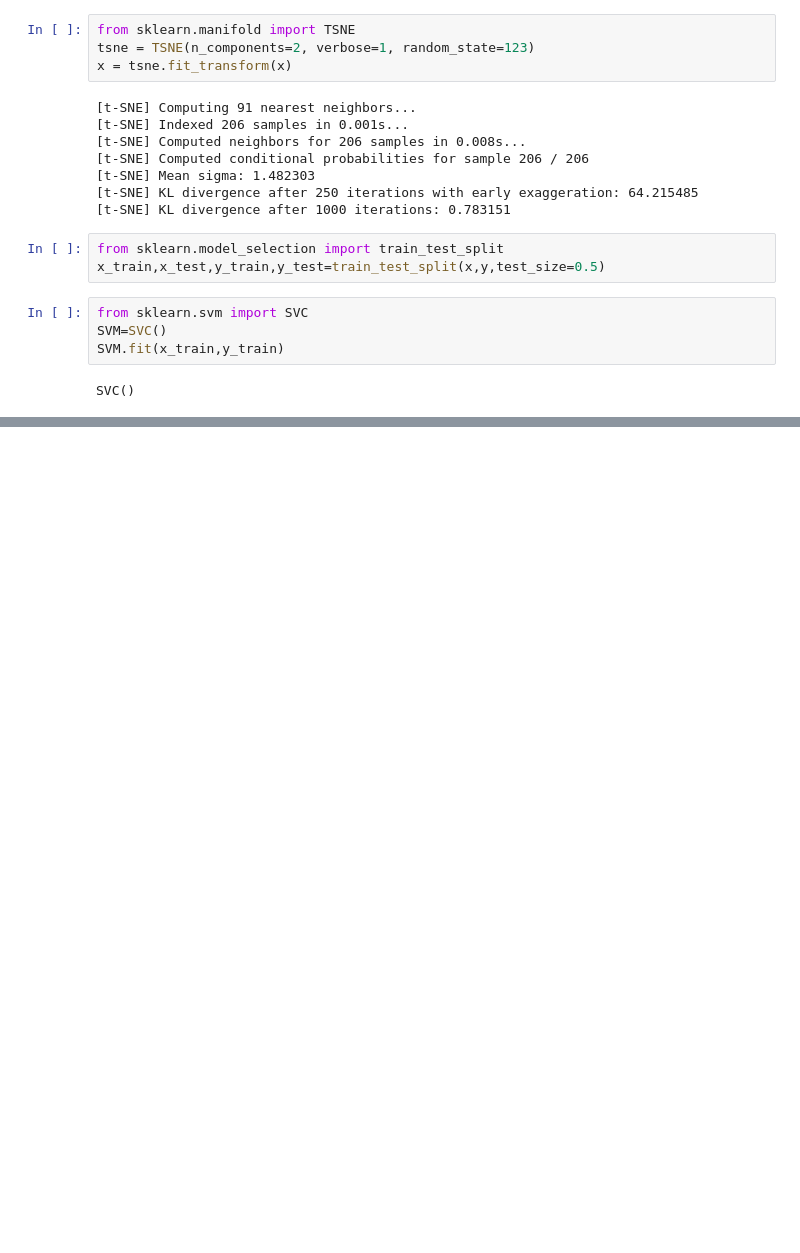
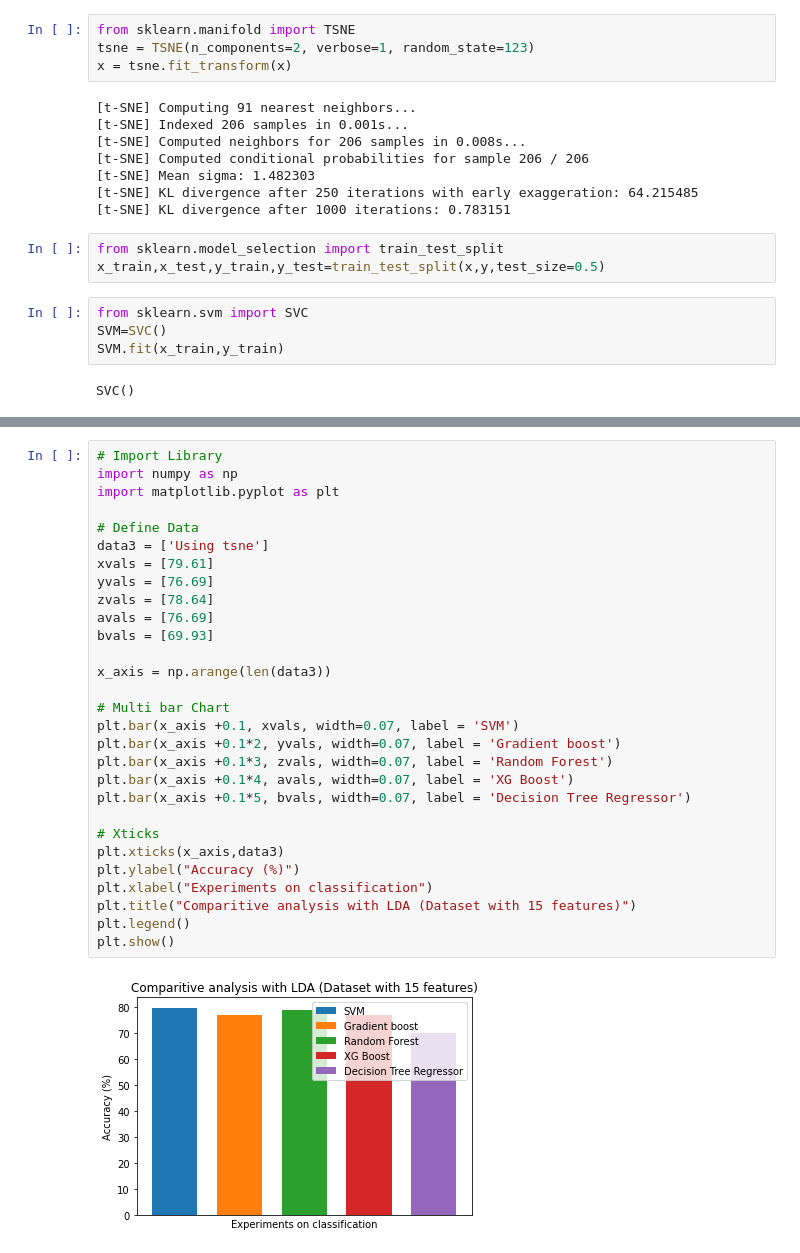
Before and after one commit to Thasneem-vazim/Depression-detection-with-15-features-with-and-without-using-DR-techniques, a Jupyter notebook: Experiments_with_tsne.ipynb, the cells around one changed output, grey strips where cells are left out. Saved outputs shown, nothing was run; the diff lists cells and outputs as text; blank space fills up the shorter version.

```diff
--- a/Experiments_with_tsne.ipynb
+++ b/Experiments_with_tsne.ipynb
@@ -180,0 +187,31 @@ Accuracy =  48.54368932038835
+# %%
+# Import Library
+import numpy as np
+import matplotlib.pyplot as plt
+
+# Define Data
+data3 = ['Using tsne']
+xvals = [79.61]
+yvals = [76.69]
+zvals = [78.64]
+avals = [76.69]
+bvals = [69.93]
+
+x_axis = np.arange(len(data3))
+
+# Multi bar Chart
+plt.bar(x_axis +0.1, xvals, width=0.07, label = 'SVM')
+plt.bar(x_axis +0.1*2, yvals, width=0.07, label = 'Gradient boost')
+plt.bar(x_axis +0.1*3, zvals, width=0.07, label = 'Random Forest')
+plt.bar(x_axis +0.1*4, avals, width=0.07, label = 'XG Boost')
+plt.bar(x_axis +0.1*5, bvals, width=0.07, label = 'Decision Tree Regressor')
+
+# Xticks
+plt.xticks(x_axis,data3)
+plt.ylabel("Accuracy (%)")
+plt.xlabel("Experiments on classification")
+plt.title("Comparitive analysis with LDA (Dataset with 15 features)")
+plt.legend()
+plt.show()
+# %% [output]
+[figure, added]
```
Also changed, not shown: parts of 15 cells of this notebook.
